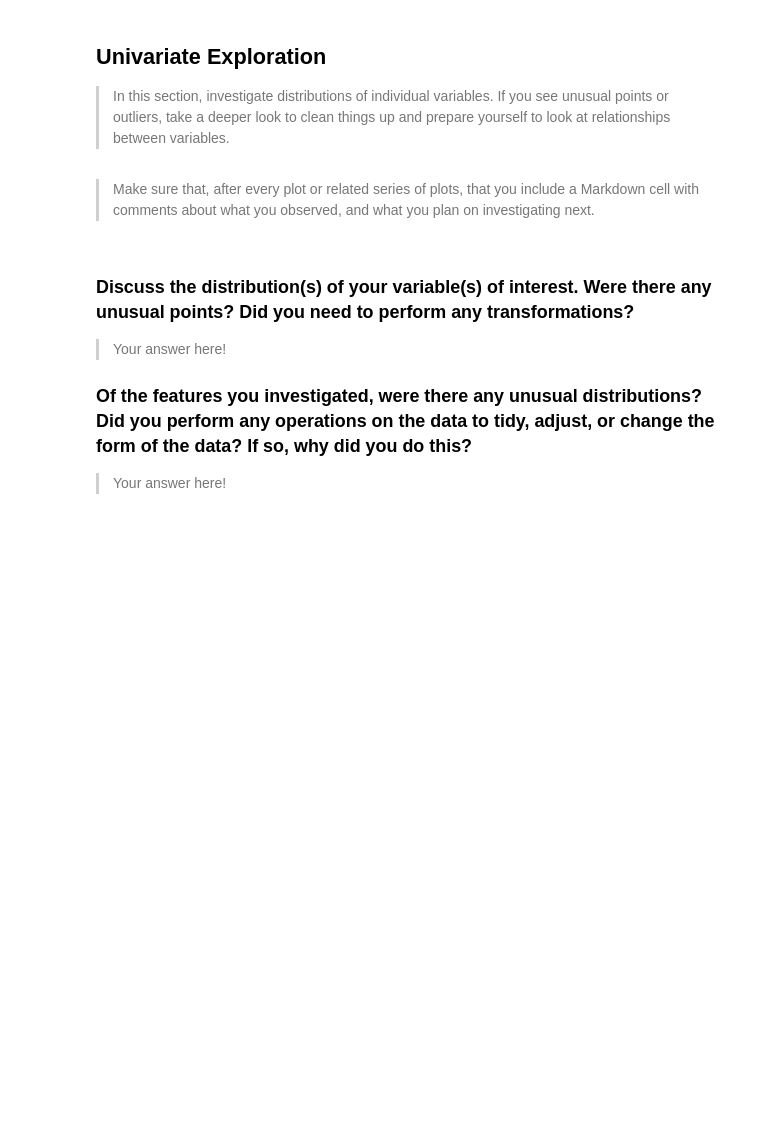
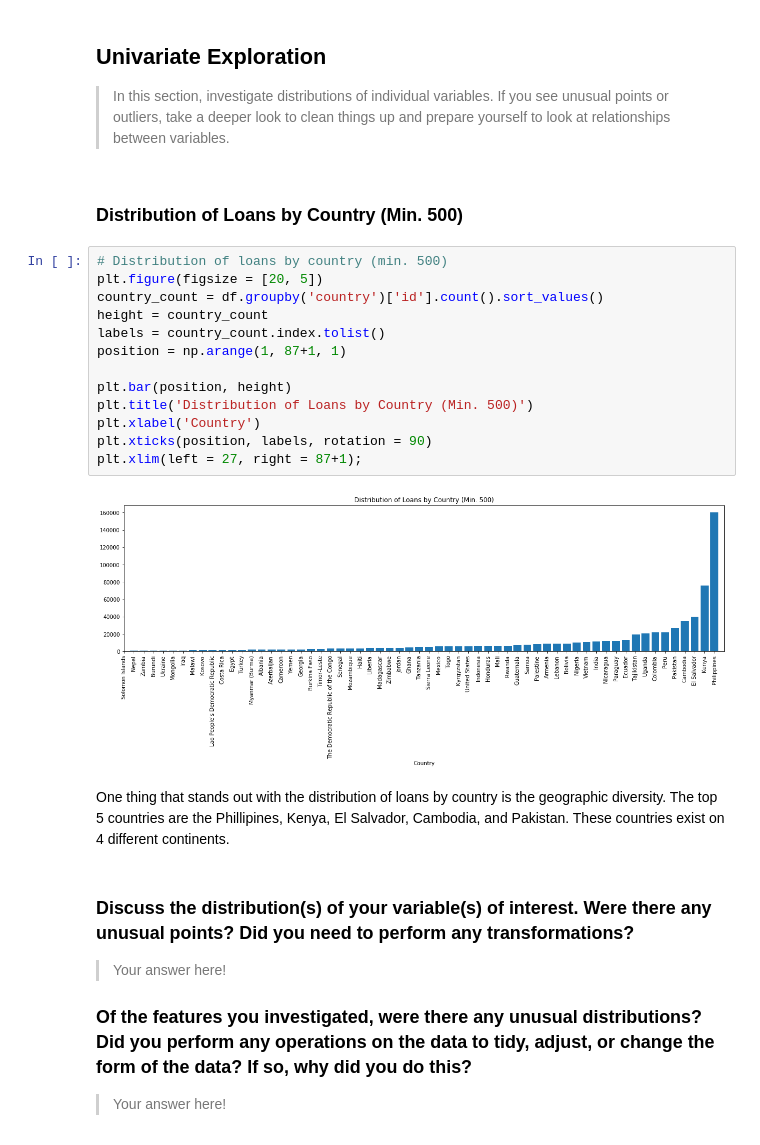
Before and after one commit to ChristopherSJames/kiva_repayment_analysis, a Jupyter notebook: kiva_repayment_analysis.ipynb, the cells around one changed output. Cells and saved outputs as stored; diff of their text form; blank space fills up the shorter version.

```diff
--- a/kiva_repayment_analysis.ipynb
+++ b/kiva_repayment_analysis.ipynb
@@ -84,10 +75,25 @@ I believe loan amount, sector, country, and length of loan will have affects on
 > In this section, investigate distributions of individual variables. If
 you see unusual points or outliers, take a deeper look to clean things up
 and prepare yourself to look at relationships between variables.
-# %% [markdown]
-> Make sure that, after every plot or related series of plots, that you
-include a Markdown cell with comments about what you observed, and what
-you plan on investigating next.
+# %% [markdown]
+### Distribution of Loans by Country (Min. 500)
+# %%
+# Distribution of loans by country (min. 500)
+plt.figure(figsize = [20, 5])
+country_count = df.groupby('country')['id'].count().sort_values()
+height = country_count
+labels = country_count.index.tolist()
+position = np.arange(1, 87+1, 1)
+
+plt.bar(position, height)
+plt.title('Distribution of Loans by Country (Min. 500)')
+plt.xlabel('Country')
+plt.xticks(position, labels, rotation = 90)
+plt.xlim(left = 27, right = 87+1);
+# %% [output]
+[figure, added]
+# %% [markdown]
+One thing that stands out with the distribution of loans by country is the geographic diversity. The top 5 countries are the Phillipines, Kenya, El Salvador, Cambodia, and Pakistan. These countries exist on 4 different continents.
 # %% [markdown]
 ### Discuss the distribution(s) of your variable(s) of interest. Were there any unusual points? Did you need to perform any transformations?
 
```
Also changed, not shown: parts of 1 cell of this notebook.
